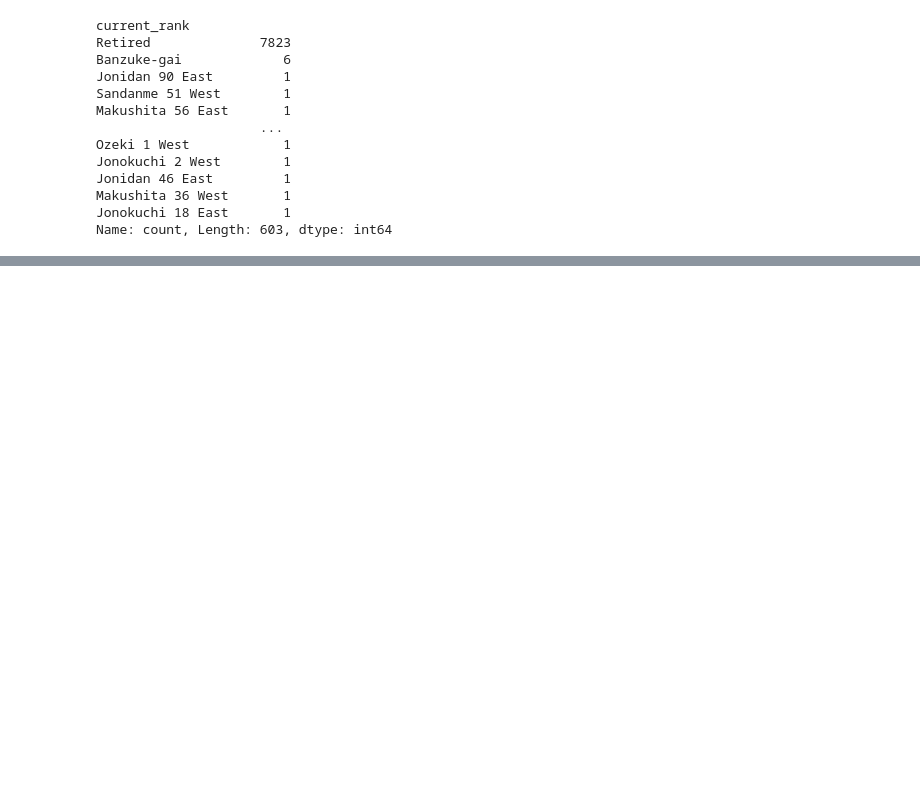
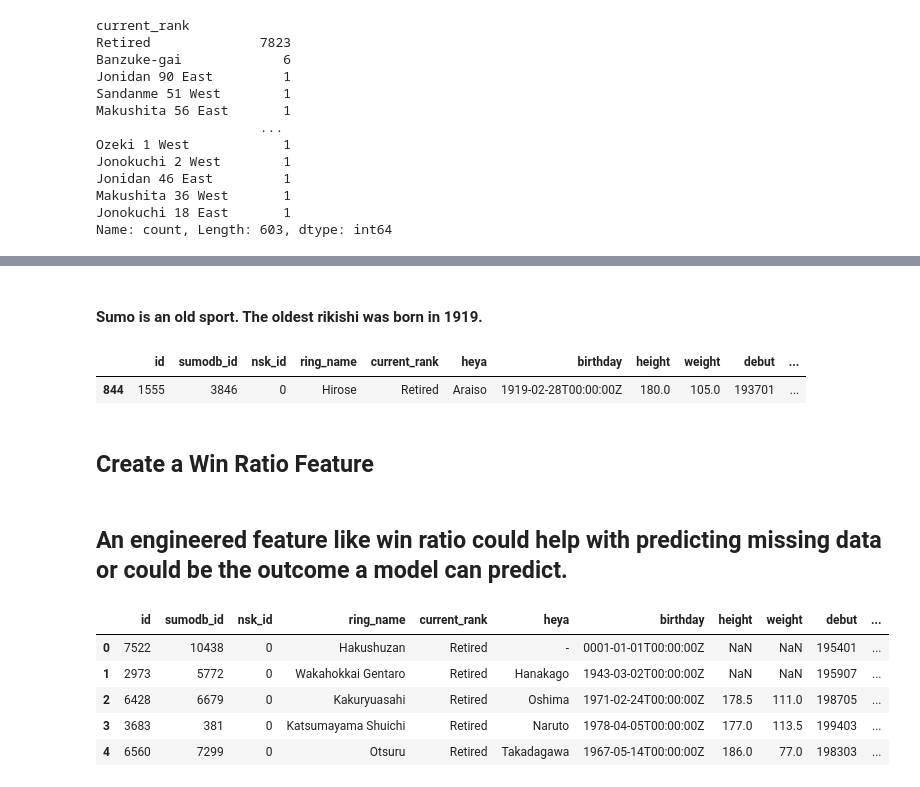
Before and after one commit to FragariaChemist/sumo, a Jupyter notebook: code/02_feature_engineering.ipynb, the cells around one changed output, grey strips where cells are left out. Cells and saved outputs as stored; diff of their text form; code cells hidden in the pictures; blank space fills up the shorter version.

```diff
--- a/code/02_feature_engineering.ipynb
+++ b/code/02_feature_engineering.ipynb
@@ -550,0 +573,10 @@ Name: count, Length: 603, dtype: int64
+# %%
+# Function that both splits the birtday to just get a year, convert it to an integer, and subjects from current year to calculate age.
+
+def age(birthday):
+    year = int(birthday.split('-')[0])
+    age = 2024 - year
+    return age
+# %%
+# Create a new column called 'age' and map the age calculations to the column.
+sumo_df['age'] = sumo_df['birthday'].map(age)
@@ -550,0 +601,2 @@ Name: count, Length: 603, dtype: int64
+# %%
+sumo_df['age'] = sumo_df['age'].map(lambda x: 0 if x == 2023 else x)
@@ -550,0 +619,20 @@ Name: count, Length: 603, dtype: int64
+# %% [markdown]
+#### Sumo is an old sport.  The oldest rikishi was born in 1919.
+# %%
+sumo_df[sumo_df['age'] == 105]
+# %% [output]
+|  | id | sumodb_id | nsk_id | ring_name | current_rank | heya | birthday | height | weight | debut | ... |
+| 844 | 1555 | 3846 | 0 | Hirose | Retired | Araiso | 1919-02-28T00:00:00Z | 180.0 | 105.0 | 193701 | ... |
+# %% [markdown]
+## Create a Win Ratio Feature
+# %% [markdown]
+## An engineered feature like win ratio could help with predicting missing data or could be the outcome a model can predict.
+# %%
+sumo_df.head()
+# %% [output]
+|  | id | sumodb_id | nsk_id | ring_name | current_rank | heya | birthday | height | weight | debut | ... |
+| 0 | 7522 | 10438 | 0 | Hakushuzan | Retired | - | 0001-01-01T00:00:00Z | NaN | NaN | 195401 | ... |
+| 1 | 2973 | 5772 | 0 | Wakahokkai Gentaro | Retired | Hanakago | 1943-03-02T00:00:00Z | NaN | NaN | 195907 | ... |
+| 2 | 6428 | 6679 | 0 | Kakuryuasahi | Retired | Oshima | 1971-02-24T00:00:00Z | 178.5 | 111.0 | 198705 | ... |
+| 3 | 3683 | 381 | 0 | Katsumayama Shuichi | Retired | Naruto | 1978-04-05T00:00:00Z | 177.0 | 113.5 | 199403 | ... |
+| 4 | 6560 | 7299 | 0 | Otsuru | Retired | Takadagawa | 1967-05-14T00:00:00Z | 186.0 | 77.0 | 198303 | ... |
```
Also changed, not shown: parts of 29 cells of this notebook, 1 other file.
